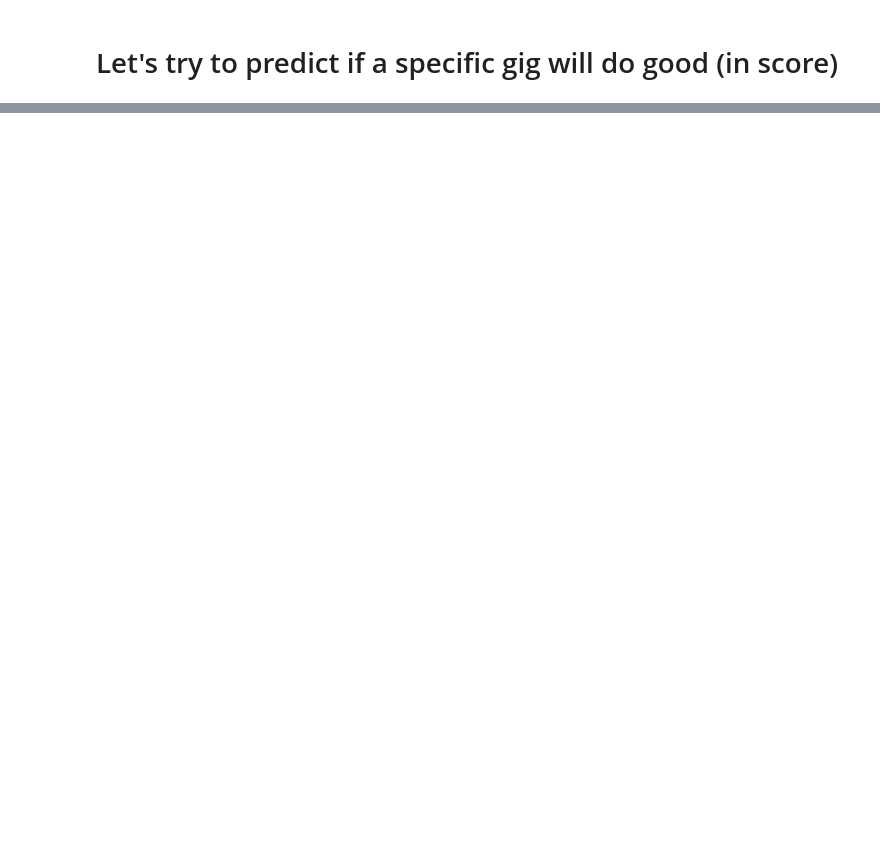
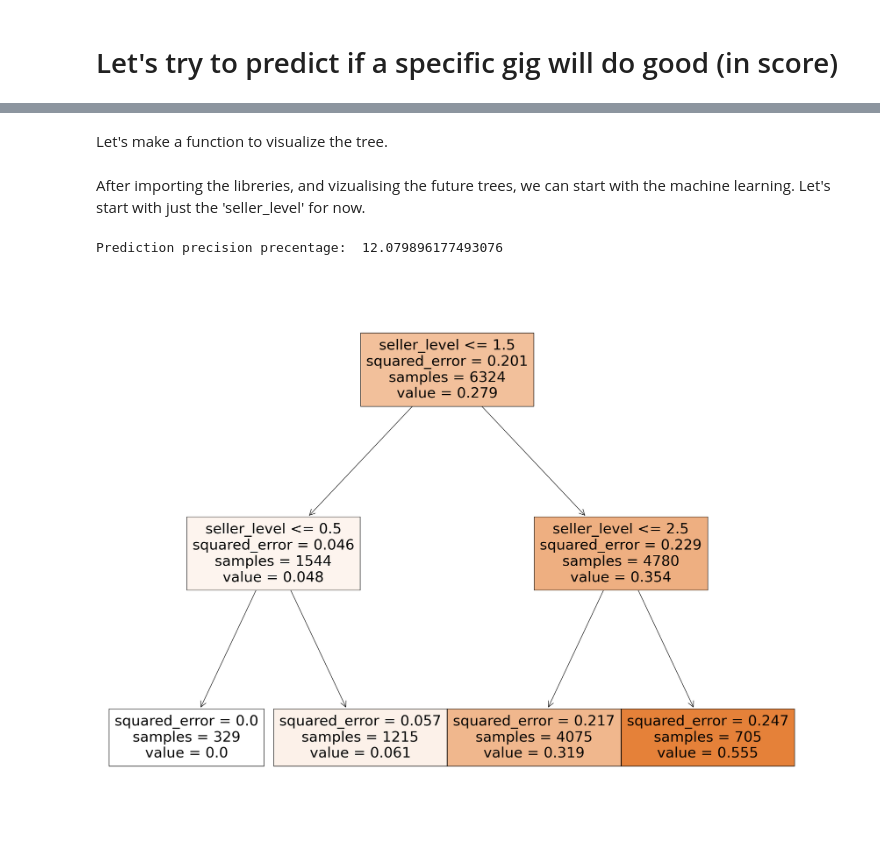
Before and after one commit to Deftera186/Fiverr-DA, a Jupyter notebook: machine_learning.ipynb, the cells around one changed output, grey strips where cells are left out. Cells and saved outputs as stored; diff of their text form; code cells hidden in the pictures; blank space fills up the shorter version.

Commit message:
changed the order of the functions. added more information and orgonized the file.

```diff
--- a/machine_learning.ipynb
+++ b/machine_learning.ipynb
@@ -3,45 +34,35 @@
+# %% [markdown]
+Let's make a function to visualize the tree.
+# %%
+def print_tree(clf, feature_names):
+    iris = datasets.load_iris()
+    X = iris.data
+    y = iris.target
+    fig = plt.figure(figsize=(25,20))
+    _ = tree.plot_tree(clf,
+                   feature_names=feature_names,
+                   class_names=iris.target_names,
+                   filled=True)
+# %% [markdown]
+After importing the libreries, and vizualising the future trees, we can start with the machine learning.
+Let's start with just the 'seller_level' for now.
 # %%
-# import the gigs_data_cleaned.df (pickle) file
-
-import pandas as pd
-import numpy as np
-import matplotlib.pyplot as plt
-from sklearn.tree import DecisionTreeRegressor
-from sklearn.model_selection import train_test_split
-from sklearn.metrics import mean_squared_error
-import seaborn as sns
-import pickle
-
-# import the gigs_data_cleaned.df (pickle) file
-with open('gigs_data_cleaned.df', 'rb') as f:
-    gigs_data_cleaned = pickle.load(f)
-
 # Add the score column
 gigs_data_cleaned['rating_counts'] = pd.to_numeric(gigs_data_cleaned['rating_counts'], errors='coerce')
 gigs_data_cleaned['rating_score'] = pd.to_numeric(gigs_data_cleaned['rating_score'], errors='coerce')
 gigs_data_cleaned['score'] = gigs_data_cleaned['rating_counts'] * gigs_data_cleaned['rating_score']
+gigs_data_cleaned = gigs_data_cleaned.dropna(subset=['score'])
+avg = gigs_data_cleaned['score'].mean()
 
-gigs_data_cleaned = gigs_data_cleaned.dropna(subset=['score'])
-median = gigs_data_cleaned['score'].median()
-gigs_data_cleaned['category'] = pd.Categorical(gigs_data_cleaned['category'])
-gigs_data_cleaned['country'] = pd.Categorical(gigs_data_cleaned['country'])
-gigs_data_cleaned['category'] = gigs_data_cleaned['category'].cat.codes
-gigs_data_cleaned['country'] = gigs_data_cleaned['country'].cat.codes
-
-gigs_data_cleaned['prices'] = gigs_data_cleaned['prices'].apply(lambda x: np.mean(x))
-gigs_data_cleaned['delivery_times'] = gigs_data_cleaned['delivery_times'].apply(lambda x: np.mean(x))
-gigs_data_cleaned['revisions'] = gigs_data_cleaned['revisions'].apply(lambda x: np.mean(x))
-
-X_train, X_test, y_train, y_test = train_test_split(gigs_data_cleaned[['delivery_times', 'category', 'country', 'seller_level', 'orders_in_queue', 'prices']], gigs_data_cleaned['score'] >= median, test_size=0.2, random_state=42)
-
-model = DecisionTreeRegressor(random_state=42, max_depth=5)
-model.fit(X_train, y_train)
+X_train, X_test, y_train, y_test = train_test_split(gigs_data_cleaned[['seller_level']], gigs_data_cleaned['score'] >= avg, test_size=0.2, random_state=42)
+descision_tree = tree.DecisionTreeRegressor(random_state=42)
+model = descision_tree.fit(X_train, y_train)
 y_pred = model.predict(X_test)
 
 # calculate prediction precision precentage in precentage
 print('Prediction precision precentage: ', model.score(X_test, y_test)*100)
 
-# calculate r squared
-print('R squared: ', model.score(X_test, y_test))
-
-gigs_data_cleaned.head()
+print_tree(model, ["seller_level"])
+# %% [output]
+Prediction precision precentage:  12.079896177493076
+[figure, added]
```
Also changed, not shown: parts of 17 cells of this notebook.
